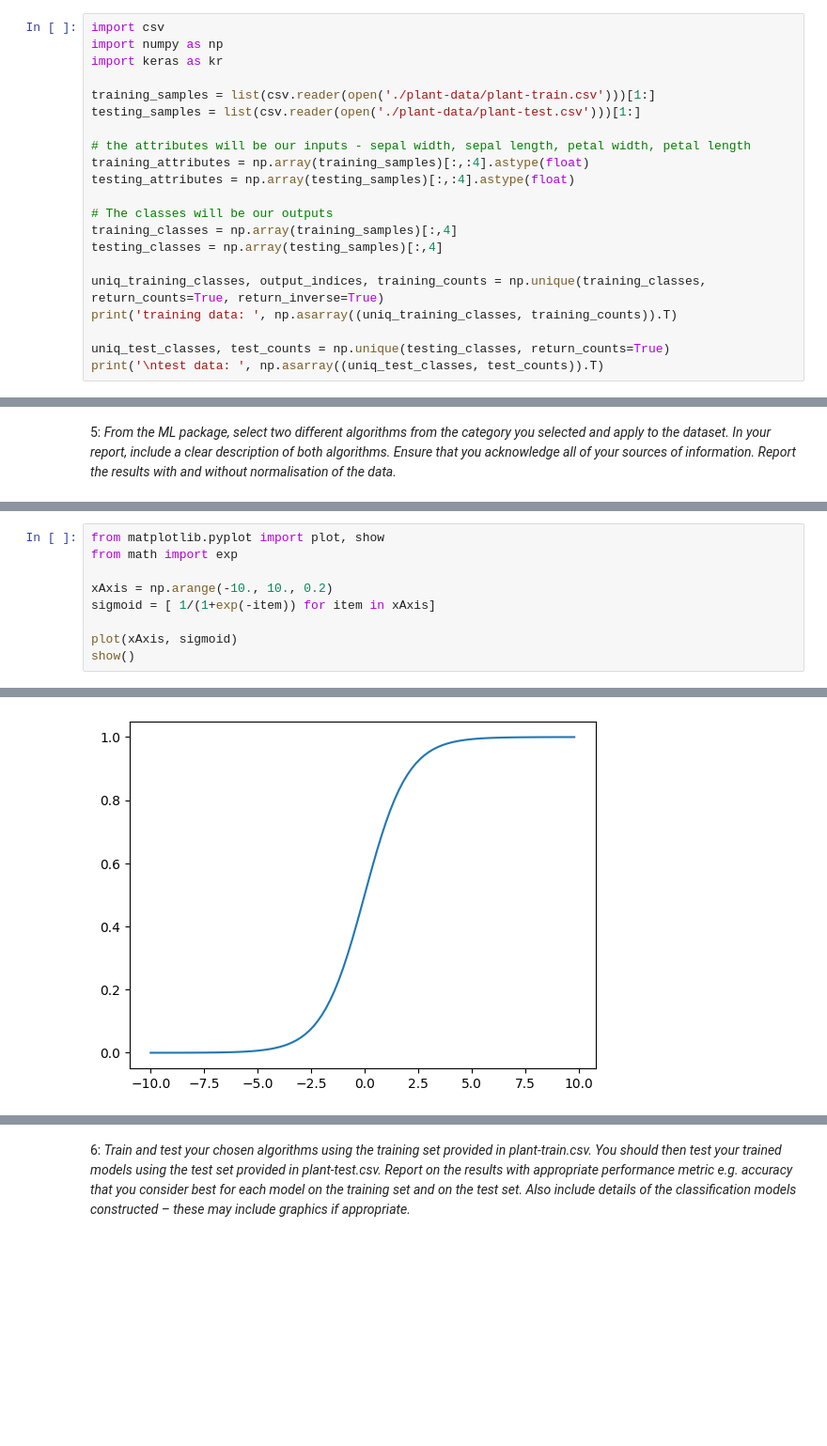
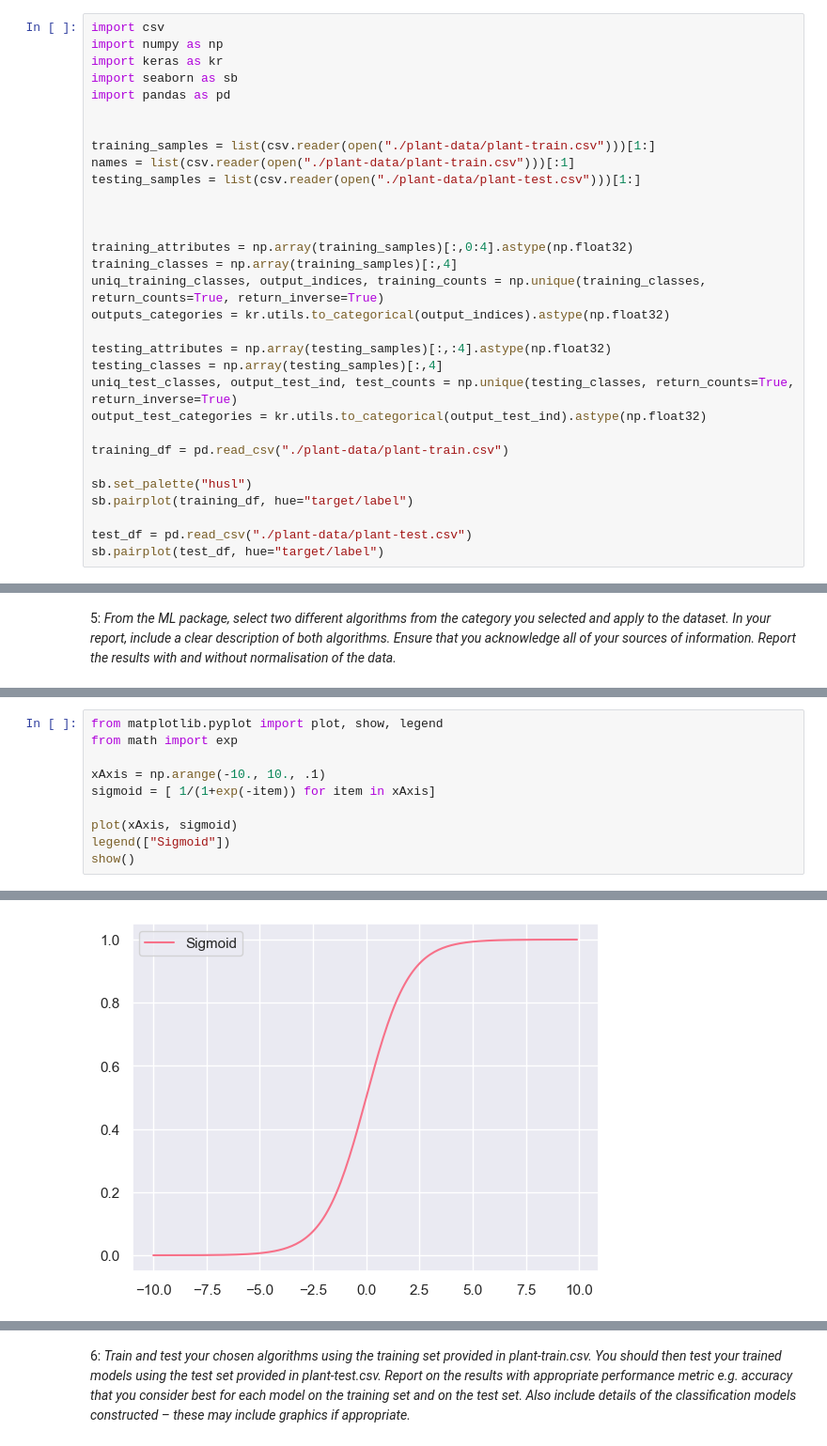
Before and after one commit to Verdagio/CT5170_assignment-1, a Jupyter notebook: assignment-1_22240224.ipynb, the cells around one changed output, grey strips where cells are left out. Shown at 94% size. Drawn from its saved outputs; the diff is of its cells as text; blank space fills up the shorter version.

```diff
--- a/assignment-1_22240224.ipynb
+++ b/assignment-1_22240224.ipynb
@@ -24,20 +24,30 @@ Lets begin...
 import csv
 import numpy as np
 import keras as kr
+import seaborn as sb
+import pandas as pd
 
-training_samples = list(csv.reader(open('./plant-data/plant-train.csv')))[1:]
-testing_samples = list(csv.reader(open('./plant-data/plant-test.csv')))[1:]
 
-# the attributes will be our inputs - sepal width, sepal length, petal width, petal length
-training_attributes = np.array(training_samples)[:,:4].astype(float)
-testing_attributes = np.array(testing_samples)[:,:4].astype(float)
+training_samples = list(csv.reader(open("./plant-data/plant-train.csv")))[1:]
+names = list(csv.reader(open("./plant-data/plant-train.csv")))[:1]
+testing_samples = list(csv.reader(open("./plant-data/plant-test.csv")))[1:]
 
-# The classes will be our outputs
+
+
+training_attributes = np.array(training_samples)[:,0:4].astype(np.float32)
 training_classes = np.array(training_samples)[:,4]
+uniq_training_classes, output_indices, training_counts = np.unique(training_classes, return_counts=True, return_inverse=True)
+outputs_categories = kr.utils.to_categorical(output_indices).astype(np.float32)
+
+testing_attributes = np.array(testing_samples)[:,:4].astype(np.float32)
 testing_classes = np.array(testing_samples)[:,4]
+uniq_test_classes, output_test_ind, test_counts = np.unique(testing_classes, return_counts=True, return_inverse=True)
+output_test_categories = kr.utils.to_categorical(output_test_ind).astype(np.float32)
 
-uniq_training_classes, output_indices, training_counts = np.unique(training_classes, return_counts=True, return_inverse=True)
-print('training data: ', np.asarray((uniq_training_classes, training_counts)).T)
+training_df = pd.read_csv("./plant-data/plant-train.csv")
 
-uniq_test_classes, test_counts = np.unique(testing_classes, return_counts=True)
-print('\ntest data: ', np.asarray((uniq_test_classes, test_counts)).T)
+sb.set_palette("husl")
+sb.pairplot(training_df, hue="target/label")
+
+test_df = pd.read_csv("./plant-data/plant-test.csv")
+sb.pairplot(test_df, hue="target/label")
@@ -110,12 +114,13 @@ This function is used in logistic regression to classify data. It takes a numeri
 
 We can plot out the Sigmoid activation funtion using matplotlib and the equation:
 # %%
-from matplotlib.pyplot import plot, show
+from matplotlib.pyplot import plot, show, legend
 from math import exp
 
-xAxis = np.arange(-10., 10., 0.2)
+xAxis = np.arange(-10., 10., .1)
 sigmoid = [ 1/(1+exp(-item)) for item in xAxis]
 
 plot(xAxis, sigmoid)
+legend(["Sigmoid"])
 show()
 # %% [output]
@@ -122 +128 @@ show()
-[figure, old version]
+[figure, new version]
```
Also changed, not shown: parts of 18 cells of this notebook.
